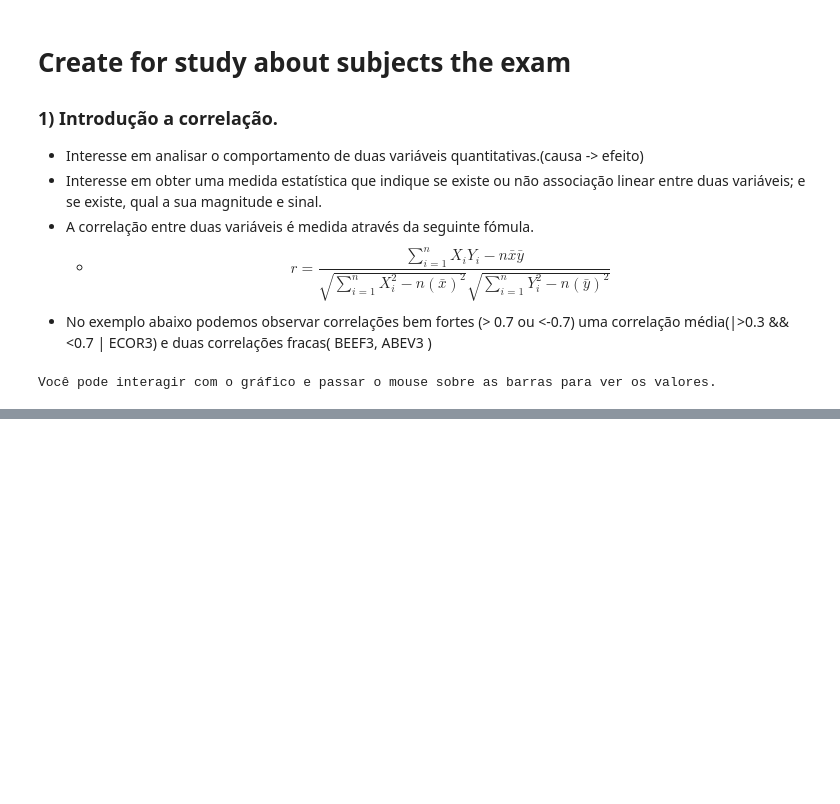
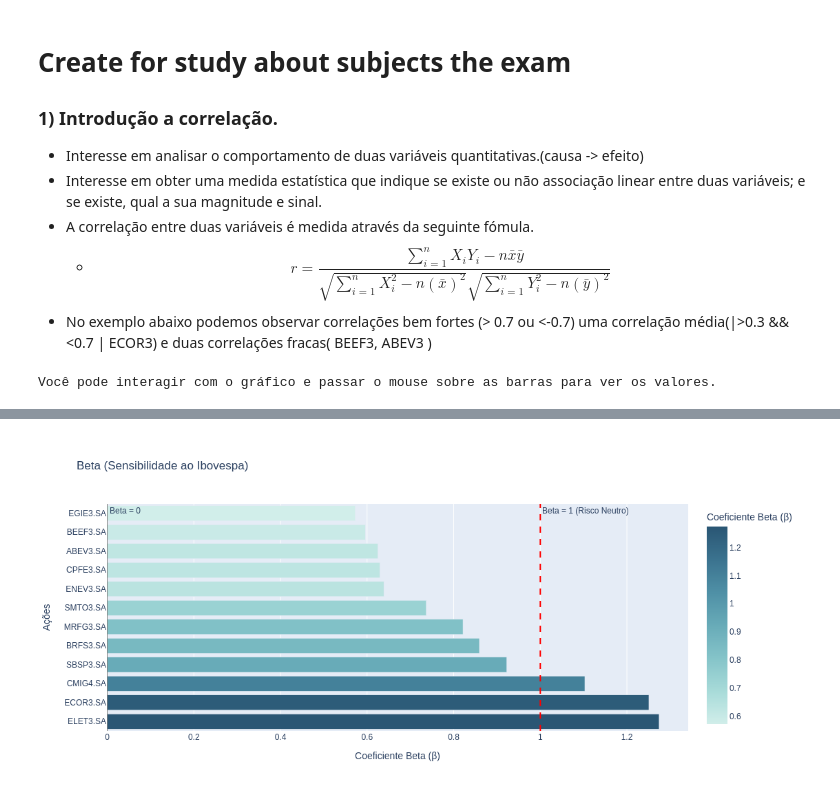
Before and after one commit to damsuti/toFuture, a Jupyter notebook: analysis/PE_exam.ipynb, the cells around one changed output, grey strips where cells are left out. Cells and saved outputs as stored; diff of their text form; code cells hidden in the pictures; blank space fills up the shorter version.

Commit message:
regressão linear

```diff
--- a/analysis/PE_exam.ipynb
+++ b/analysis/PE_exam.ipynb
@@ -294,0 +345,89 @@ dtype: int64
+# %%
+import pandas as pd
+import numpy as np
+import statsmodels.api as sm
+import os
+import re
+
+# --- CONFIGURAÇÕES E DADOS CARREGADOS DA CÉLULA MESTRA ---
+# NOTA: O DataFrame 'df_pivot' deve estar disponível na memória
+# após a execução da Célula 1.
+
+IBOV_TICKER = 'BVSP'
+
+try:
+    # 1. TRATAMENTO DE DADOS: CALCULAR RETORNOS LOGARÍTMICOS
+    # O cálculo do Beta deve ser feito com retornos, e não preços.
+    # Usamos o logaritmo natural para retornos, que é mais preciso para séries financeiras.
+    df_returns = np.log(df_pivot / df_pivot.shift(1)).dropna()
+
+    # Prepara a variável independente (X) e dependente (Y)
+    X_market = df_returns[IBOV_TICKER]
+
+    # 2. SEPARAR AS AÇÕES PARA REGRESSÃO
+    acoes_para_analise = [col for col in df_returns.columns if col != IBOV_TICKER]
+
+    resultados_regressao = []
+
+    # 3. REALIZAR REGRESSÃO LINEAR PARA CADA AÇÃO
+    for ticker in acoes_para_analise:
+        Y_stock = df_returns[ticker]
+
+        # Adiciona a constante (Intercepto Alpha) ao modelo de regressão
+        X = sm.add_constant(X_market)
+
+        # OLS (Ordinary Least Squares) é o método da Regressão Linear
+        modelo = sm.OLS(Y_stock, X).fit()
+
+        # Extrair os resultados
+        alpha = modelo.params['const']  # Alpha (Intercepto)
+        beta = modelo.params[IBOV_TICKER]  # Beta (Coeficiente da BVSP)
+        r_squared = modelo.rsquared  # R-quadrado (poder explicativo do modelo)
+        p_beta = modelo.pvalues[IBOV_TICKER] # P-valor do Beta (significância)
+
+        resultados_regressao.append({
+            'Ticker': ticker,
+            'Beta (β)': beta,
+            'Alpha (α)': alpha,
+            'R-Quadrado': r_squared,
+            'P-Valor Beta': p_beta
+        })
+
+    # 4. CRIAR O DATAFRAME FINAL E ORDENAR POR BETA
+    df_beta = pd.DataFrame(resultados_regressao).sort_values(by='Beta (β)', ascending=False).reset_index(drop=True)
+
+    # Adicionar coluna de significância para o Beta (se p < 0.05)
+    df_beta['Beta Significativo'] = df_beta['P-Valor Beta'].apply(
+        lambda p: 'Sim' if p < 0.05 else 'Não'
+    )
+
+    # Exibir a Tabela de Resultados
+    print("--- Resultados da Regressão Linear (Beta e Alpha) ---")
+    print(df_beta)
+
+    # 5. GERAR GRÁFICO DINÂMICO DOS BETAS
+    plot_height = len(df_beta) * 30 + 150
+
+    fig = px.bar(
+        df_beta,
+        x='Beta (β)',
+        y='Ticker',
+        orientation='h',
+        title='Beta (Sensibilidade ao Ibovespa)',
+        labels={'Beta (β)': 'Coeficiente Beta (β)', 'Ticker': 'Ações'},
+        color='Beta (β)',
+        color_continuous_scale=px.colors.sequential.Teal,
+        hover_data={'Beta (β)': ':.3f', 'Alpha (α)': ':.4f', 'R-Quadrado': ':.3f', 'Beta Significativo': True},
+        height=plot_height
+    )
+
+    # Adicionar linha de referência em Beta = 1 (Risco Neutro)
+    fig.add_vline(x=1, line_width=2, line_dash="dash", line_color="red", annotation_text="Beta = 1 (Risco Neutro)")
+    fig.add_vline(x=0, line_width=1, line_color="gray", annotation_text="Beta = 0")
+
+    fig.update_layout(uniformtext_minsize=8)
+    fig.show()
+
+except Exception as e:
+    print(f"Ocorreu um erro. Certifique-se de que a Célula 1 foi executada e as bibliotecas statsmodels e plotly estão instaladas: {e}")
+# %% [output]
@@ -294,0 +451 @@ dtype: int64
+[figure, added]
```
Also changed, not shown: parts of 4 cells of this notebook, 2 other files.
